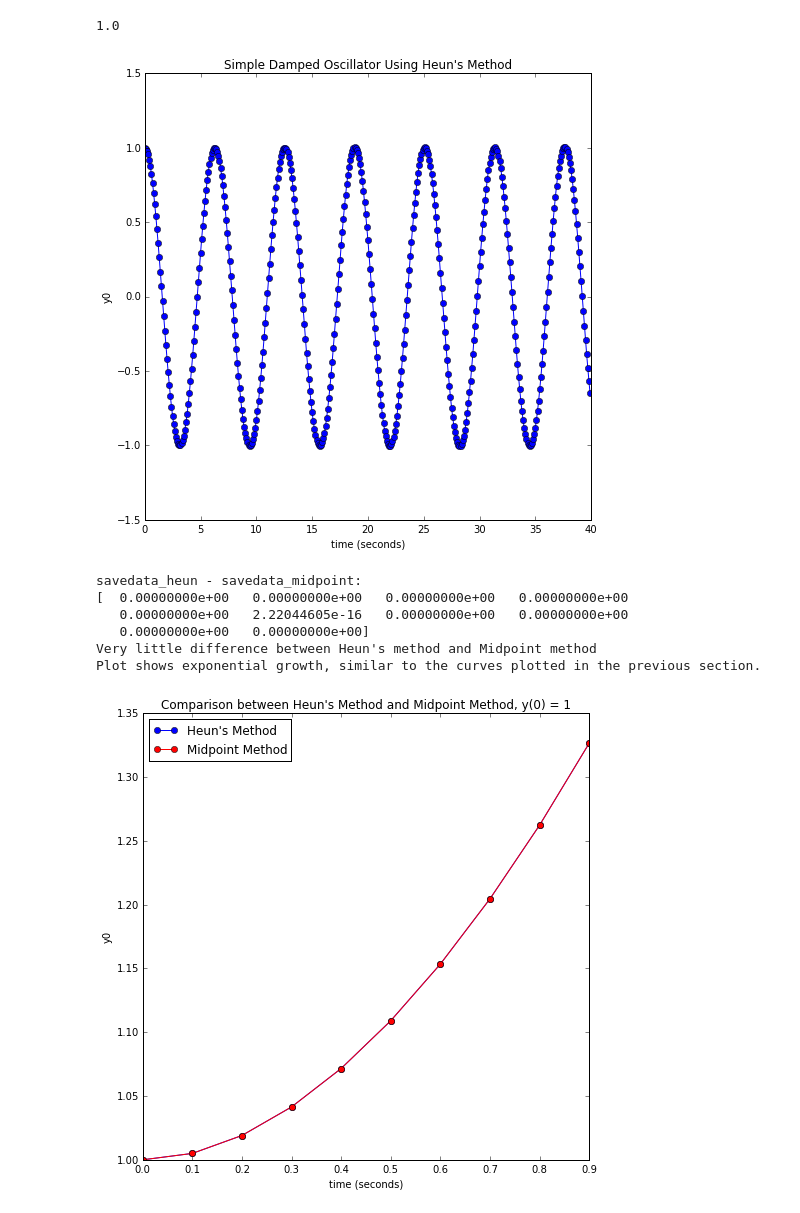
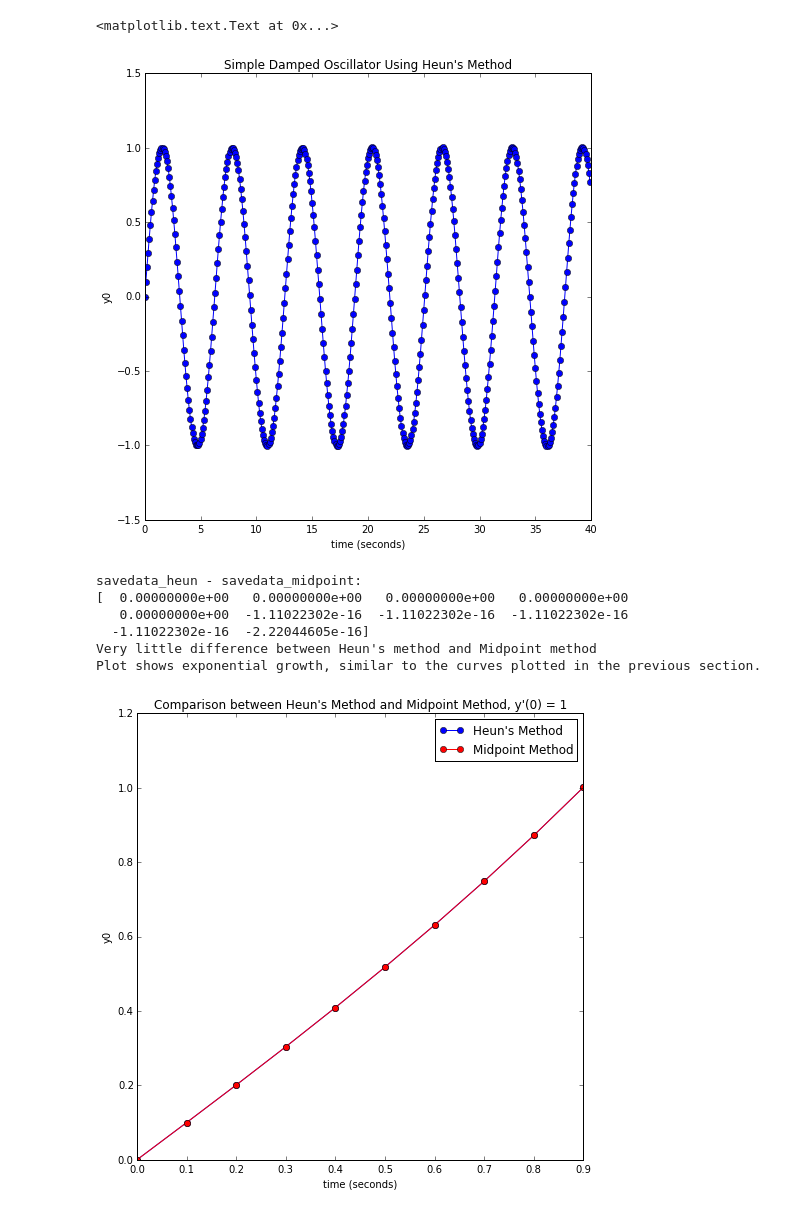
Before and after one commit to tc637/numeric, a Jupyter notebook: lab4/lab4_tim_coding.ipynb, the cells around one changed output. Cells and saved outputs as stored; diff of their text form; code cells hidden in the pictures.

```diff
--- a/lab4/lab4_tim_coding.ipynb
+++ b/lab4/lab4_tim_coding.ipynb
@@ -32,37 +32,37 @@ initialVals['comment'] = 'written Oct. 17, 2015'
 initialVals['plot_title'] = 'Simple Damped Oscillator Using Heun\'s Method'
 
 infile='run_1.json'
 with open(infile,'w') as f:
       f.write(json.dumps(initialVals,indent=4))
 #
 #  now read the initial information into a namedtuple coeff
 #
 
 infile='run_1.json'
 coeff=read_init(infile)
 
 #
 # integrate and save the result in savedata
 #
 time=np.arange(coeff.t_beg,coeff.t_end,coeff.dt)
 y=coeff.yinitial
 nsteps=len(time)
 savedata=np.empty([nsteps],np.float64)
 for i in range(nsteps):
     if i == 0:
-        savedata[i] = y[1]
+        savedata[i] = y[0] # input initial condition
     else:
         y=heun(coeff,y,derivs) # call heun at each timestep
-        savedata[i]=y[1]
+        savedata[i]=y[0]
 
 theFig,theAx=plt.subplots(1,1,figsize=(8,8))
 theAx.plot(time,savedata,'o-')
 theAx.set_title(coeff.plot_title)
 theAx.set_xlabel('time (seconds)')
 theAx.set_ylabel('y0')
 # %% [output]
-1.0
+<matplotlib.text.Text at 0x...>
-[figure, old version]
+[figure, new version]
 # %%
 # Coding Problem B
 
@@ -81,7 +81,7 @@ def derivs(coeff, y):
 # initial values, with initial condition y(0) = 1
 initialVals={'yinitial': [0.,1.],'t_beg':0.,'t_end':1.,'dt':0.1,'c1':1.,'c2':-1.}
 initialVals['comment'] = 'written Oct. 17, 2015'
-initialVals['plot_title'] = 'Comparison between Heun\'s Method and Midpoint Method, y(0) = 1'
+initialVals['plot_title'] = 'Comparison between Heun\'s Method and Midpoint Method, y\'(0) = 1'
 
 infile='run_2.json'
 with open(infile,'w') as f:
@@ -104,13 +104,13 @@ savedata_heun=np.empty([nsteps],np.float64)
 savedata_midpoint=np.empty([nsteps],np.float64)
 for i in range(nsteps):
     if i == 0:
-        savedata_heun[i] = y_heun[1]
-        savedata_midpoint[i] = y_mid[1]
+        savedata_heun[i] = y_heun[0] # input initial condition
+        savedata_midpoint[i] = y_mid[0]
     else:
         y_heun=heun(coeff,y_heun,derivs) # call heun at each timestep
         y_mid=midpoint(coeff,y_mid,derivs) # call midpoint at each timestep
-        savedata_heun[i]=y_heun[1]
-        savedata_midpoint[i]=y_mid[1]
+        savedata_heun[i]=y_heun[0]
+        savedata_midpoint[i]=y_mid[0]
 
 theFig,theAx=plt.subplots(1,1,figsize=(8,8))
 theAx.plot(time,savedata_heun,'o-',label='Heun\'s Method')
@@ -127,11 +127,11 @@ print('Plot shows exponential growth, similar to the curves plotted in the previ
 # %% [output]
 savedata_heun - savedata_midpoint:
 [  0.00000000e+00   0.00000000e+00   0.00000000e+00   0.00000000e+00
-   0.00000000e+00   2.22044605e-16   0.00000000e+00   0.00000000e+00
-   0.00000000e+00   0.00000000e+00]
+   0.00000000e+00  -1.11022302e-16  -1.11022302e-16  -1.11022302e-16
+  -1.11022302e-16  -2.22044605e-16]
 Very little difference between Heun's method and Midpoint method
 Plot shows exponential growth, similar to the curves plotted in the previous section.
-[figure, old version]
+[figure, new version]
 # %%
 # initial condition, y(0) = -1
 initialVals={'yinitial': [0.,-1.],'t_beg':0.,'t_end':1.,'dt':0.1,'c1':1.,'c2':-1.}
```
Also changed, not shown: parts of 1 cell of this notebook.
